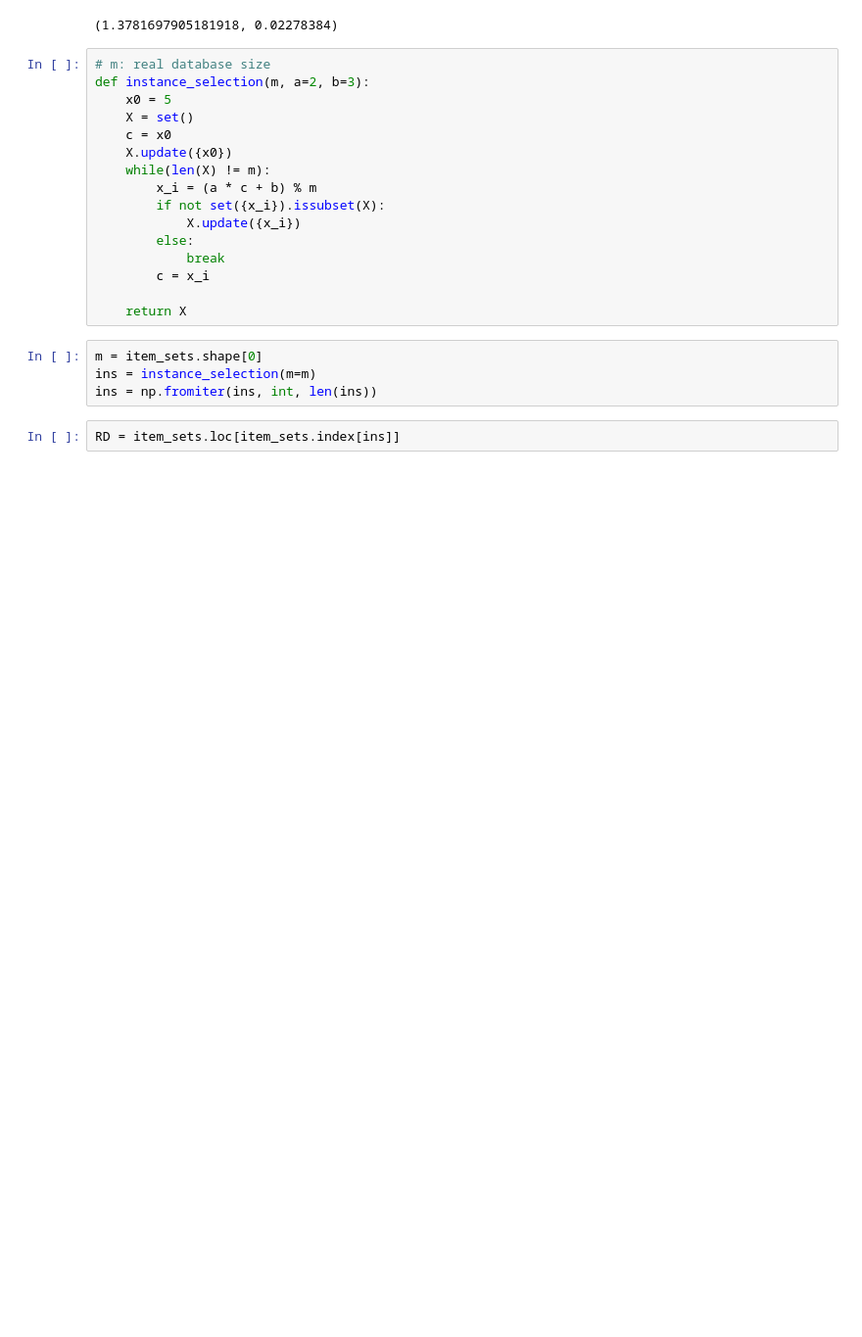
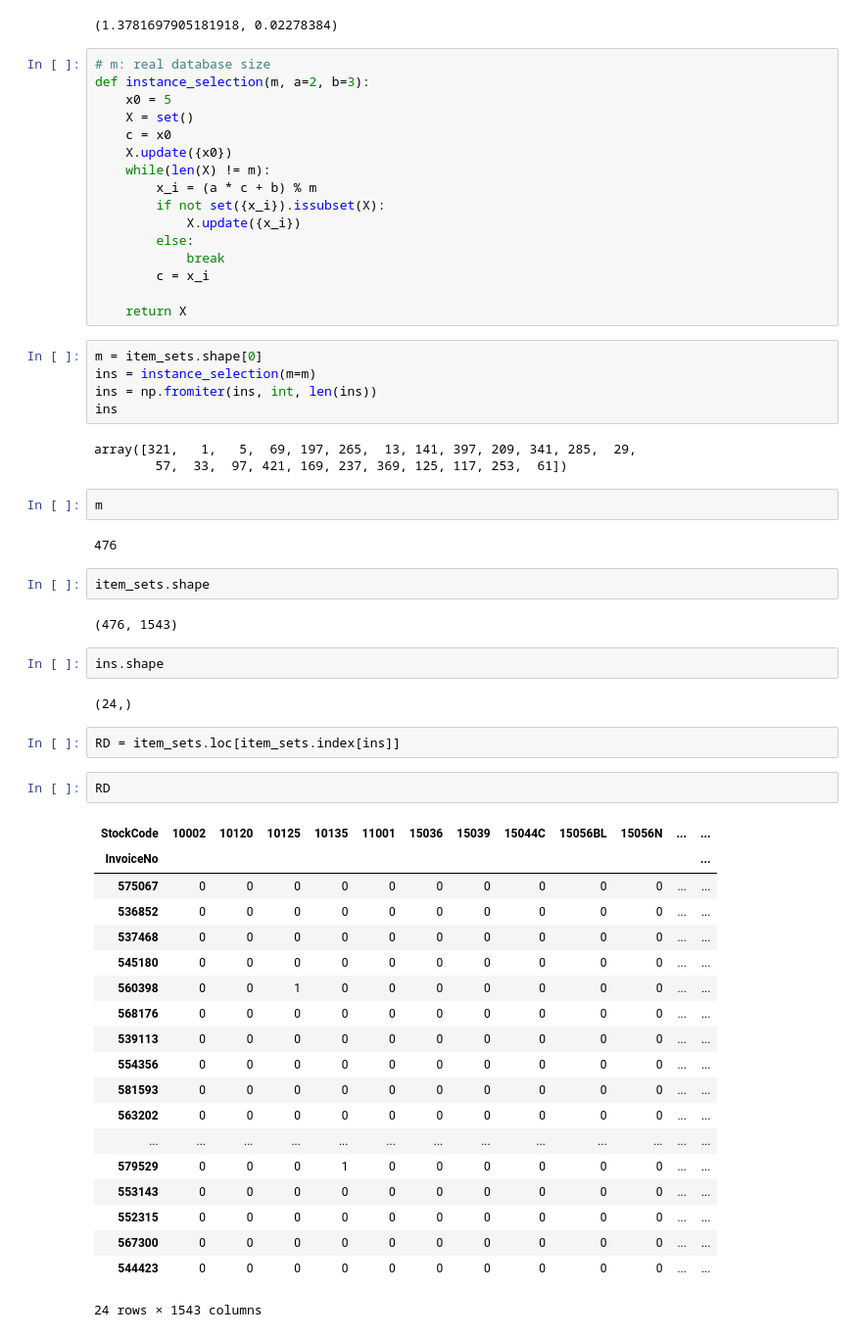
Before and after one commit to khysokhornrupp/RUPP-Apriori-, a Jupyter notebook: LargeItemset/sampling.ipynb, the cells around one changed output. Shown at 98% size. Cells and saved outputs as stored; diff of their text form; blank space fills up the shorter version.

```diff
--- a/LargeItemset/sampling.ipynb
+++ b/LargeItemset/sampling.ipynb
@@ -78,5 +80,43 @@ def instance_selection(m, a=2, b=3):
 m = item_sets.shape[0]
 ins = instance_selection(m=m)
 ins = np.fromiter(ins, int, len(ins))
+ins
+# %% [output]
+array([321,   1,   5,  69, 197, 265,  13, 141, 397, 209, 341, 285,  29,
+        57,  33,  97, 421, 169, 237, 369, 125, 117, 253,  61])
+# %%
+m
+# %% [output]
+476
+# %%
+item_sets.shape
+# %% [output]
+(476, 1543)
+# %%
+ins.shape
+# %% [output]
+(24,)
 # %%
 RD = item_sets.loc[item_sets.index[ins]]
+# %%
+RD
+# %% [output]
+| StockCode | 10002 | 10120 | 10125 | 10135 | 11001 | 15036 | 15039 | 15044C | 15056BL | 15056N | ... | ... |
+| InvoiceNo |  |  |  |  |  |  |  |  |  |  |  | ... |
+| 575067 | 0 | 0 | 0 | 0 | 0 | 0 | 0 | 0 | 0 | 0 | ... | ... |
+| 536852 | 0 | 0 | 0 | 0 | 0 | 0 | 0 | 0 | 0 | 0 | ... | ... |
+| 537468 | 0 | 0 | 0 | 0 | 0 | 0 | 0 | 0 | 0 | 0 | ... | ... |
+| 545180 | 0 | 0 | 0 | 0 | 0 | 0 | 0 | 0 | 0 | 0 | ... | ... |
+| 560398 | 0 | 0 | 1 | 0 | 0 | 0 | 0 | 0 | 0 | 0 | ... | ... |
+| 568176 | 0 | 0 | 0 | 0 | 0 | 0 | 0 | 0 | 0 | 0 | ... | ... |
+| 539113 | 0 | 0 | 0 | 0 | 0 | 0 | 0 | 0 | 0 | 0 | ... | ... |
+| 554356 | 0 | 0 | 0 | 0 | 0 | 0 | 0 | 0 | 0 | 0 | ... | ... |
+| 581593 | 0 | 0 | 0 | 0 | 0 | 0 | 0 | 0 | 0 | 0 | ... | ... |
+| 563202 | 0 | 0 | 0 | 0 | 0 | 0 | 0 | 0 | 0 | 0 | ... | ... |
+| ... | ... | ... | ... | ... | ... | ... | ... | ... | ... | ... | ... | ... |
+| 579529 | 0 | 0 | 0 | 1 | 0 | 0 | 0 | 0 | 0 | 0 | ... | ... |
+| 553143 | 0 | 0 | 0 | 0 | 0 | 0 | 0 | 0 | 0 | 0 | ... | ... |
+| 552315 | 0 | 0 | 0 | 0 | 0 | 0 | 0 | 0 | 0 | 0 | ... | ... |
+| 567300 | 0 | 0 | 0 | 0 | 0 | 0 | 0 | 0 | 0 | 0 | ... | ... |
+| 544423 | 0 | 0 | 0 | 0 | 0 | 0 | 0 | 0 | 0 | 0 | ... | ... |
+24 rows × 1543 columns
```
Also changed, not shown: parts of 8 cells of this notebook, 18 other files.
